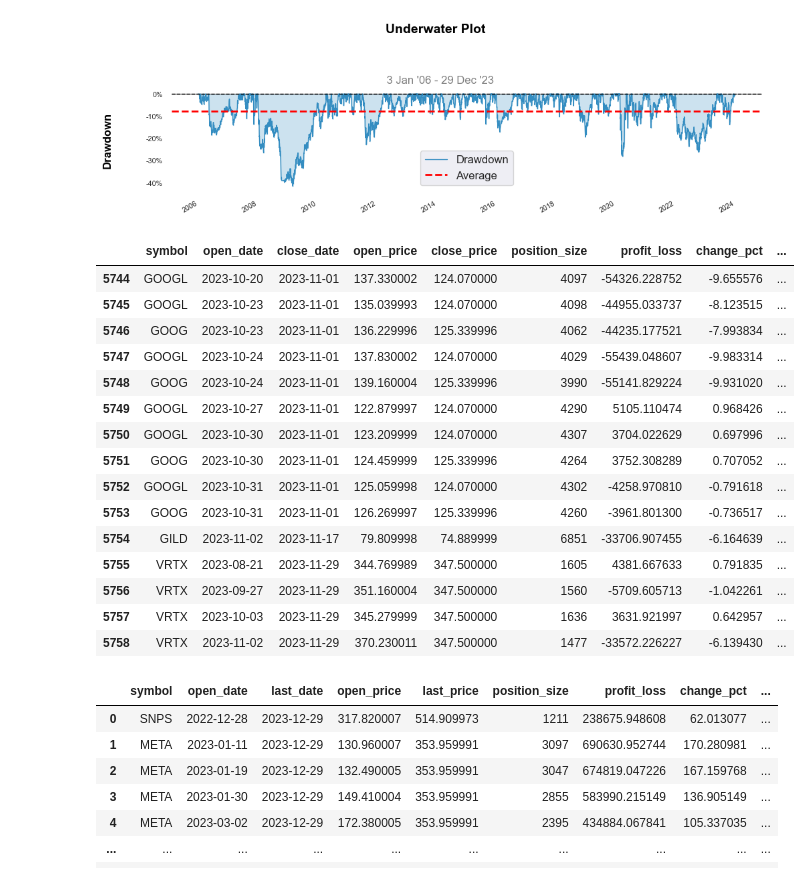
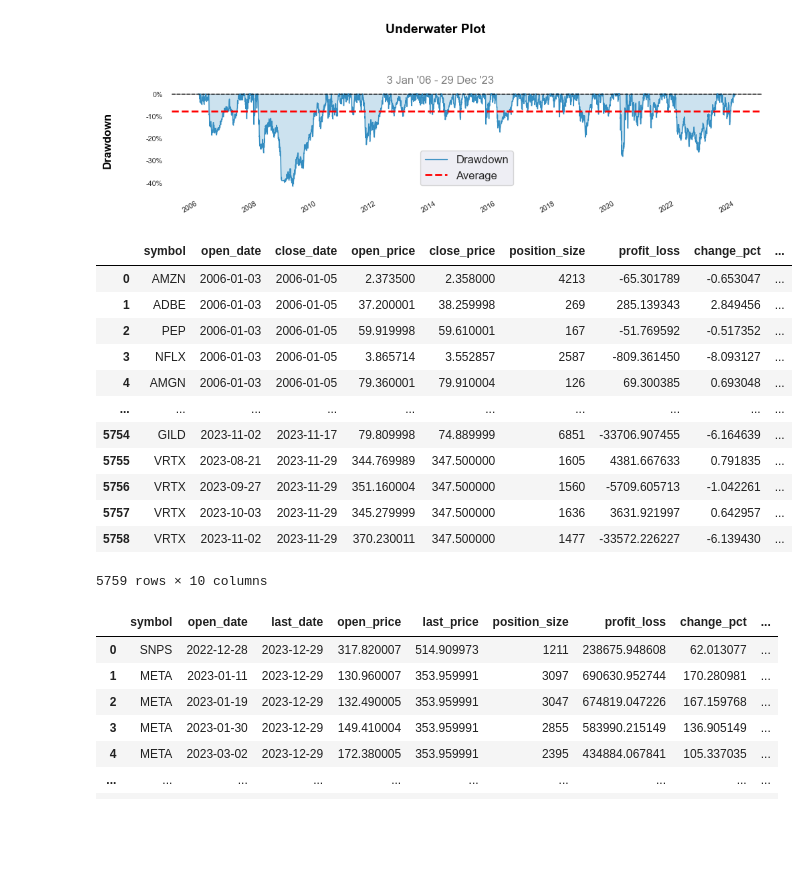
Before and after one commit to pawelkn/btester, a Jupyter notebook: examples/multiple-assets-ma-crossover.ipynb, the cells around one changed output. Saved outputs shown, nothing was run; the diff lists cells and outputs as text; code cells hidden in the pictures; blank space fills up the shorter version.

```diff
--- a/examples/multiple-assets-ma-crossover.ipynb
+++ b/examples/multiple-assets-ma-crossover.ipynb
@@ -6,6 +6,7 @@ warnings.filterwarnings("ignore")
 # %%
 import yfinance as yf
 import pandas as pd
+import requests
 
 start = '2006-01-01'
 end = '2024-01-01'
@@ -13,7 +14,7 @@ end = '2024-01-01'
 assets = 'nasdaq100'
 benchmark = 'NQ=F'
 
-ldf = pd.read_html(f'https://www.slickcharts.com/{assets}', storage_options={'User-agent': 'Mozilla/5.0'})
+ldf = pd.read_html(requests.get(f'https://www.slickcharts.com/{assets}', headers={'User-agent': 'Mozilla/5.0'}).text)
 symbols = [x.replace('.','-') for x in ldf[0]['Symbol'] if isinstance(x, str)]
 downloads = yf.download([*symbols, benchmark], start, end, group_by='ticker')
 
@@ -144,24 +145,21 @@ qs.plots.drawdown(result.returns, figsize=(10,3))
 [figure]
 # %%
 trades = pd.DataFrame(result.trades)
-trades.tail(15)
+trades
 # %% [output]
 |  | symbol | open_date | close_date | open_price | close_price | position_size | profit_loss | change_pct | ... |
-| 5744 | GOOGL | 2023-10-20 | 2023-11-01 | 137.330002 | 124.070000 | 4097 | -54326.228752 | -9.655576 | ... |
-| 5745 | GOOGL | 2023-10-23 | 2023-11-01 | 135.039993 | 124.070000 | 4098 | -44955.033737 | -8.123515 | ... |
-| 5746 | GOOG | 2023-10-23 | 2023-11-01 | 136.229996 | 125.339996 | 4062 | -44235.177521 | -7.993834 | ... |
-| 5747 | GOOGL | 2023-10-24 | 2023-11-01 | 137.830002 | 124.070000 | 4029 | -55439.048607 | -9.983314 | ... |
-| 5748 | GOOG | 2023-10-24 | 2023-11-01 | 139.160004 | 125.339996 | 3990 | -55141.829224 | -9.931020 | ... |
-| 5749 | GOOGL | 2023-10-27 | 2023-11-01 | 122.879997 | 124.070000 | 4290 | 5105.110474 | 0.968426 | ... |
-| 5750 | GOOGL | 2023-10-30 | 2023-11-01 | 123.209999 | 124.070000 | 4307 | 3704.022629 | 0.697996 | ... |
-| 5751 | GOOG | 2023-10-30 | 2023-11-01 | 124.459999 | 125.339996 | 4264 | 3752.308289 | 0.707052 | ... |
-| 5752 | GOOGL | 2023-10-31 | 2023-11-01 | 125.059998 | 124.070000 | 4302 | -4258.970810 | -0.791618 | ... |
-| 5753 | GOOG | 2023-10-31 | 2023-11-01 | 126.269997 | 125.339996 | 4260 | -3961.801300 | -0.736517 | ... |
+| 0 | AMZN | 2006-01-03 | 2006-01-05 | 2.373500 | 2.358000 | 4213 | -65.301789 | -0.653047 | ... |
+| 1 | ADBE | 2006-01-03 | 2006-01-05 | 37.200001 | 38.259998 | 269 | 285.139343 | 2.849456 | ... |
+| 2 | PEP | 2006-01-03 | 2006-01-05 | 59.919998 | 59.610001 | 167 | -51.769592 | -0.517352 | ... |
+| 3 | NFLX | 2006-01-03 | 2006-01-05 | 3.865714 | 3.552857 | 2587 | -809.361450 | -8.093127 | ... |
+| 4 | AMGN | 2006-01-03 | 2006-01-05 | 79.360001 | 79.910004 | 126 | 69.300385 | 0.693048 | ... |
+| ... | ... | ... | ... | ... | ... | ... | ... | ... | ... |
 | 5754 | GILD | 2023-11-02 | 2023-11-17 | 79.809998 | 74.889999 | 6851 | -33706.907455 | -6.164639 | ... |
 | 5755 | VRTX | 2023-08-21 | 2023-11-29 | 344.769989 | 347.500000 | 1605 | 4381.667633 | 0.791835 | ... |
 | 5756 | VRTX | 2023-09-27 | 2023-11-29 | 351.160004 | 347.500000 | 1560 | -5709.605713 | -1.042261 | ... |
 | 5757 | VRTX | 2023-10-03 | 2023-11-29 | 345.279999 | 347.500000 | 1636 | 3631.921997 | 0.642957 | ... |
 | 5758 | VRTX | 2023-11-02 | 2023-11-29 | 370.230011 | 347.500000 | 1477 | -33572.226227 | -6.139430 | ... |
+5759 rows × 10 columns
 # %%
 open_positions = pd.DataFrame(result.open_positions)
 open_positions
```
Also changed, not shown: parts of 2 cells of this notebook, 4 other files.
